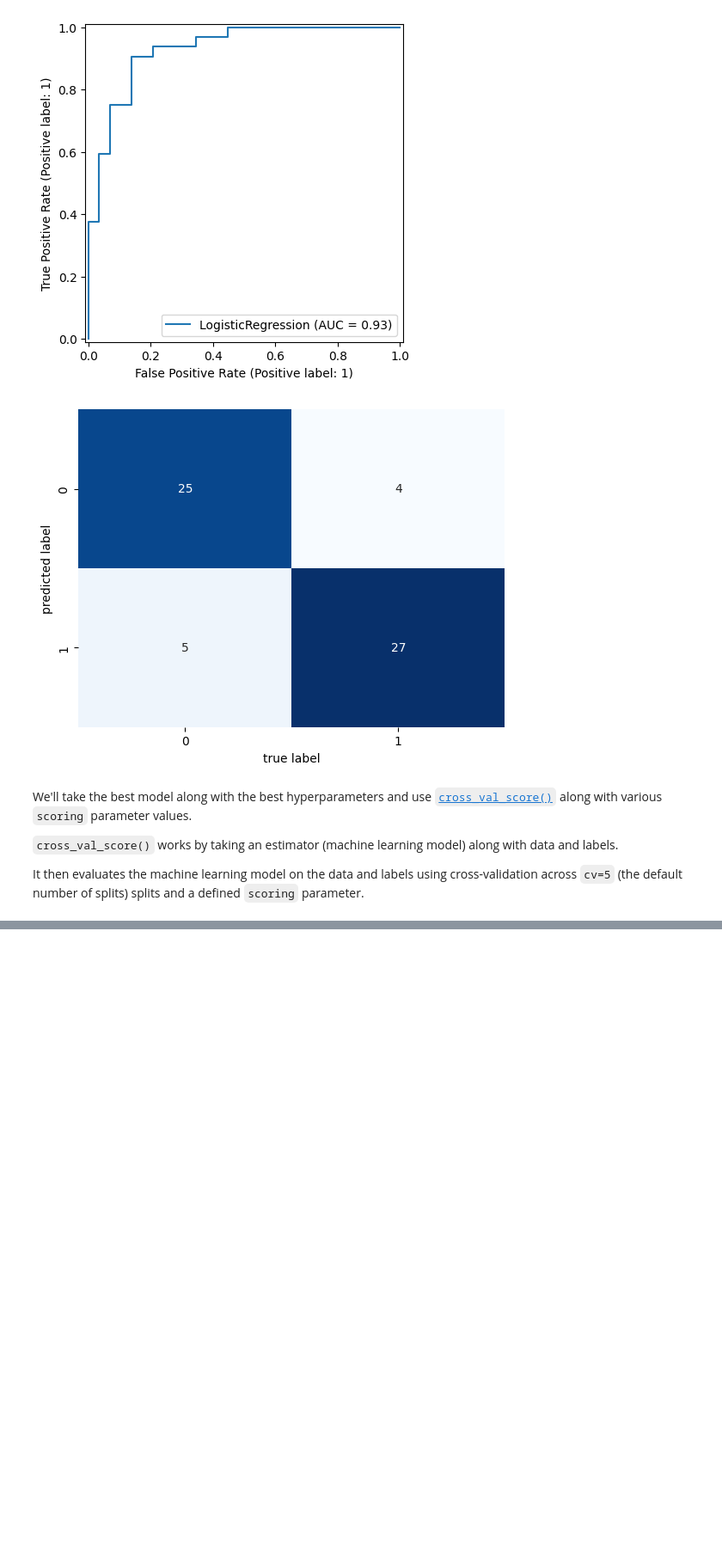
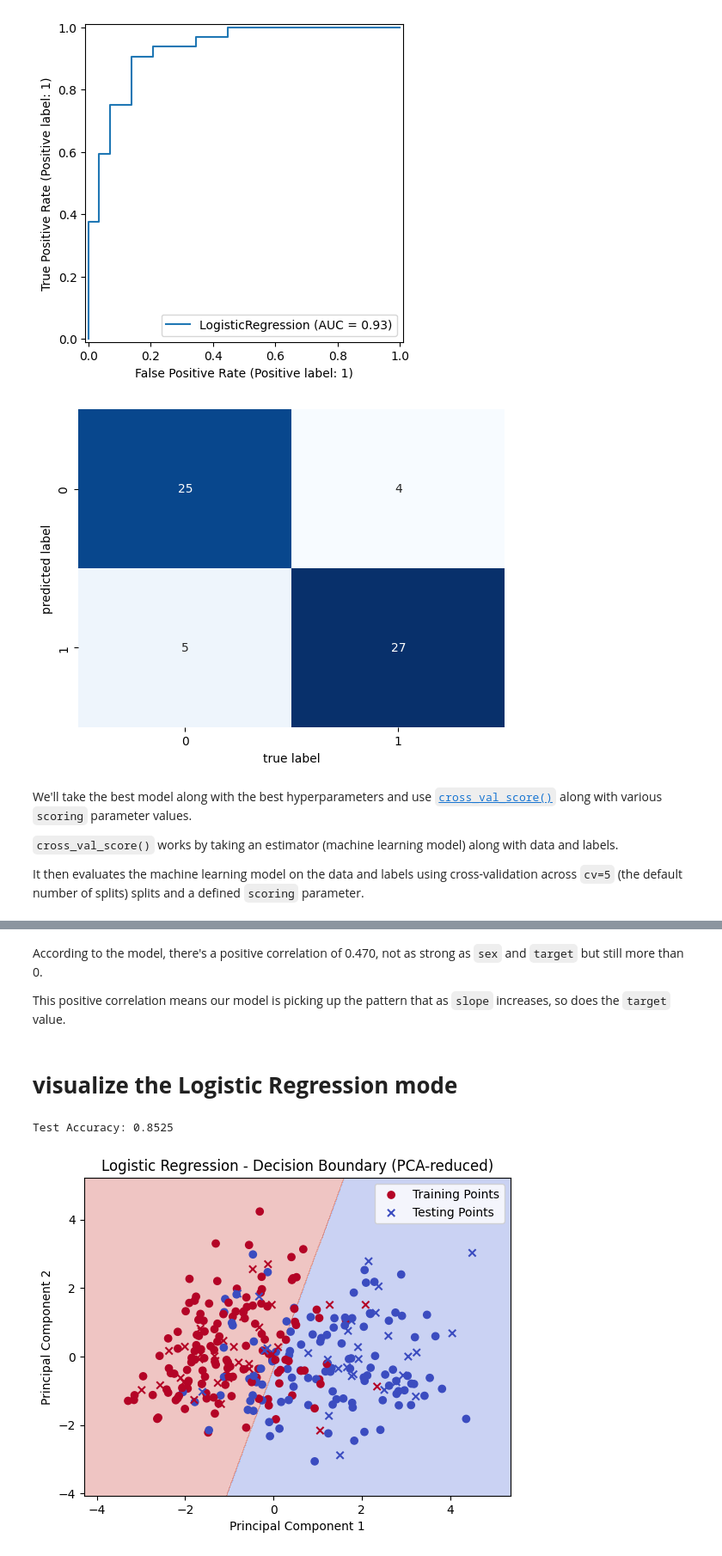
Before and after one commit to MohHasan1/HeartDiseaseClassifier, a Jupyter notebook: HeartDiseaseClassifier.ipynb, the cells around one changed output, grey strips where cells are left out. Shown at 86% size. Cells and saved outputs as stored; diff of their text form; code cells hidden in the pictures; blank space fills up the shorter version.

```diff
--- a/HeartDiseaseClassifier.ipynb
+++ b/HeartDiseaseClassifier.ipynb
@@ -801,0 +924,62 @@ array([0.81967213, 0.85245902, 0.85245902, 0.85      , 0.71666667])
+# %% [markdown]
+According to the model, there's a positive correlation of 0.470, not as strong as `sex` and `target` but still more than 0.
+
+This positive correlation means our model is picking up the pattern that as `slope` increases, so does the `target` value.
+# %% [markdown]
+# **visualize the Logistic Regression mode**
+# %%
+import numpy as np
+import matplotlib.pyplot as plt
+from sklearn.linear_model import LogisticRegression
+from sklearn.metrics import accuracy_score, classification_report, confusion_matrix
+from sklearn.decomposition import PCA
+from sklearn.model_selection import train_test_split
+
+# Assuming X_train_val_scaled, X_test_scaled, y_train_val, y_test are already defined
+
+# Define the best model with optimized hyperparameters
+final_model = LogisticRegression(C=1.623776739188721, solver='liblinear', random_state=42)
+
+# Train the model on the full training set (train_val)
+final_model.fit(X_train_val_scaled, y_train_val)
+
+# Make predictions on the test set
+y_pred = final_model.predict(X_test_scaled)
+
+# Evaluate the model
+accuracy = accuracy_score(y_test, y_pred)
+print(f"Test Accuracy: {accuracy:.4f}")
+
+# Apply PCA to reduce the features to 2D for visualization
+pca = PCA(n_components=2)
+X_train_val_pca = pca.fit_transform(X_train_val_scaled)
+X_test_pca = pca.transform(X_test_scaled)
+
+# Create a mesh grid for plotting the decision boundary
+h = .02  # Step size in the mesh
+x_min, x_max = X_train_val_pca[:, 0].min() - 1, X_train_val_pca[:, 0].max() + 1
+y_min, y_max = X_train_val_pca[:, 1].min() - 1, X_train_val_pca[:, 1].max() + 1
+xx, yy = np.meshgrid(np.arange(x_min, x_max, h), np.arange(y_min, y_max, h))
+
+# Predict the class for each point in the mesh grid (on the reduced 2D features)
+Z = final_model.predict(pca.inverse_transform(np.c_[xx.ravel(), yy.ravel()]))
+Z = Z.reshape(xx.shape)
+
+# Plot the decision boundary
+plt.contourf(xx, yy, Z, alpha=0.3, cmap=plt.cm.coolwarm)
+
+# Plot the training points
+plt.scatter(X_train_val_pca[:, 0], X_train_val_pca[:, 1], c=y_train_val, cmap=plt.cm.coolwarm, marker='o', label="Training Points")
+
+# Plot the testing points
+plt.scatter(X_test_pca[:, 0], X_test_pca[:, 1], c=y_test, cmap=plt.cm.coolwarm, marker='x', label="Testing Points")
+
+# Add labels and title
+plt.title("Logistic Regression - Decision Boundary (PCA-reduced)")
+plt.xlabel("Principal Component 1")
+plt.ylabel("Principal Component 2")
+plt.legend()
+plt.show()
+# %% [output]
+Test Accuracy: 0.8525
+[figure, added]
```
Also changed, not shown: parts of 18 cells of this notebook.
